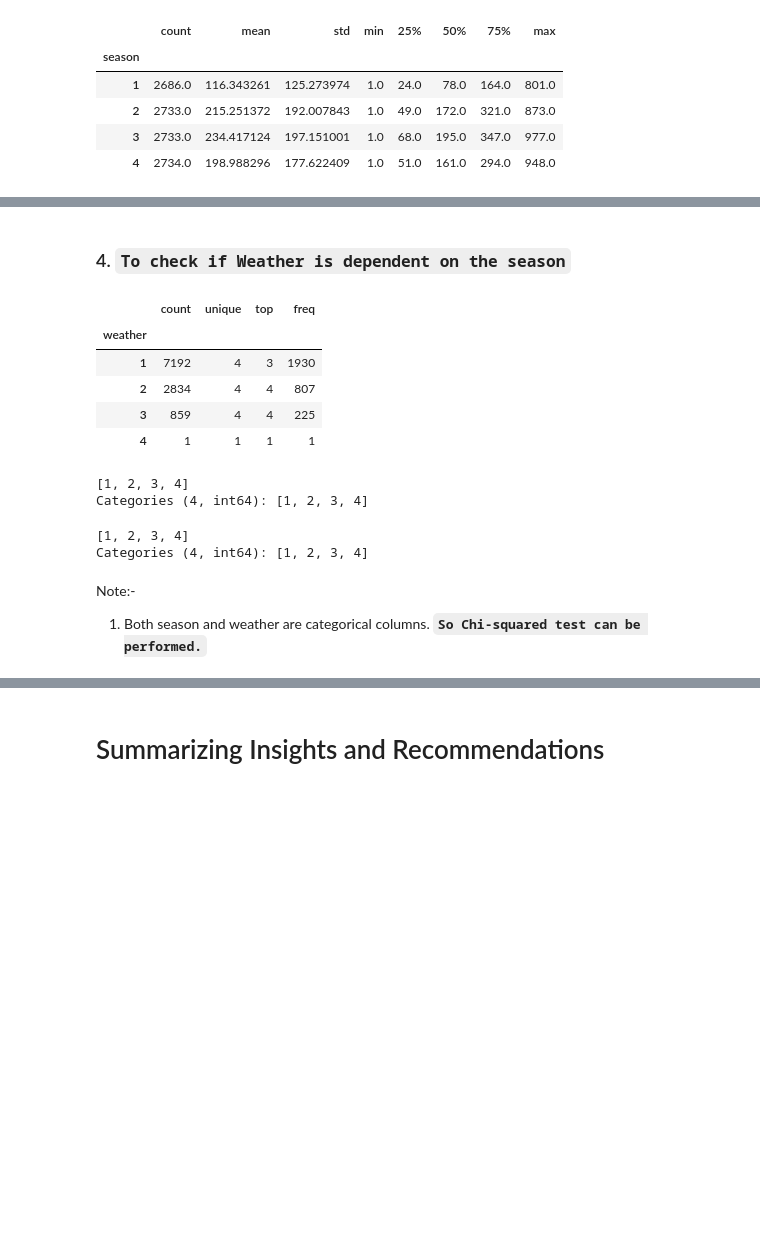
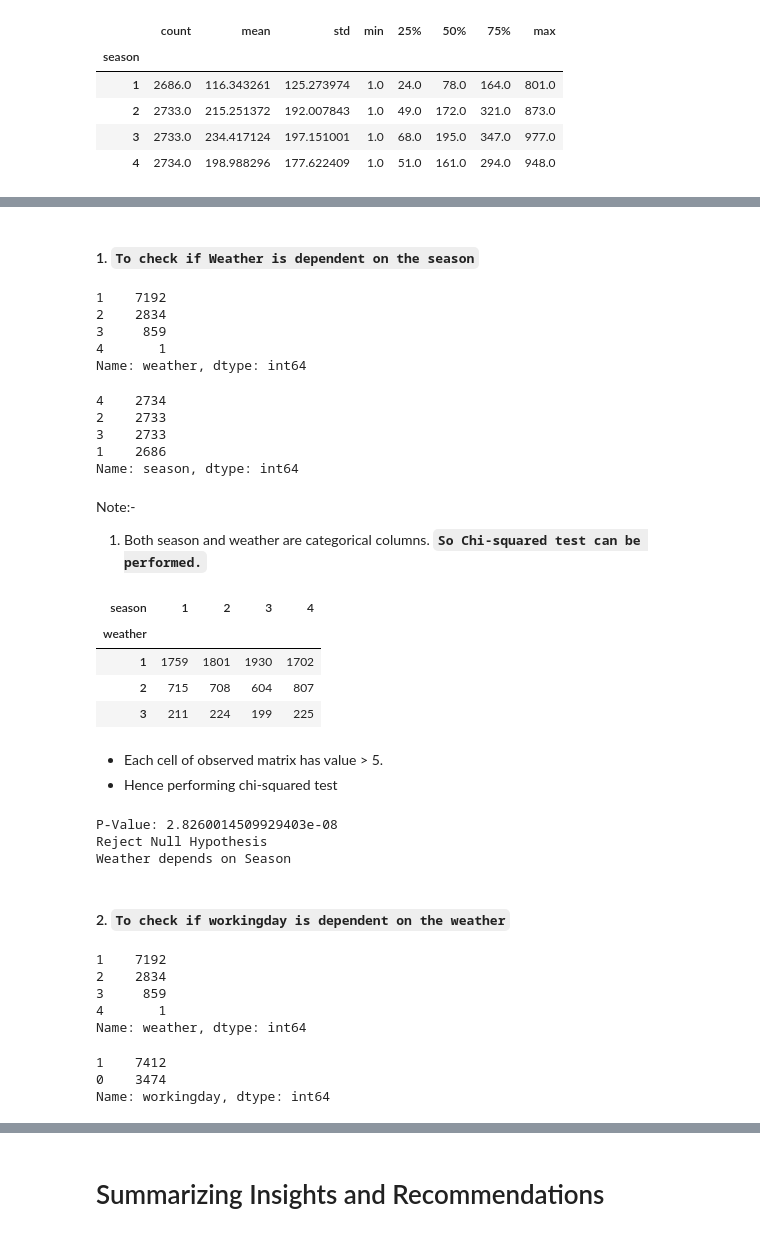
Before and after one commit to 9anubhavtyagi/yulu_eda, a Jupyter notebook: yulu_eda.ipynb, the cells around one changed output, grey strips where cells are left out. Saved outputs shown, nothing was run; the diff lists cells and outputs as text; code cells hidden in the pictures; blank space fills up the shorter version.

Commit message:
Removed Error from existing statistical testing code and perform some more chi-squared tests.

```diff
--- a/yulu_eda.ipynb
+++ b/yulu_eda.ipynb
@@ -1334,30 +1554,63 @@ There is an Impact of season on count of e-cycle rented.
 # %% [markdown]
-### 4. `To check if Weather is dependent on the season`
+#### 1. `To check if Weather is dependent on the season`
 # %%
-df.groupby("weather")['season'].describe()
+df['weather'].value_counts()
 # %% [output]
-|  | count | unique | top | freq |
-| weather |  |  |  |  |
-| 1 | 7192 | 4 | 3 | 1930 |
-| 2 | 2834 | 4 | 4 | 807 |
-| 3 | 859 | 4 | 4 | 225 |
-| 4 | 1 | 1 | 1 | 1 |
+1    7192
+2    2834
+3     859
+4       1
+Name: weather, dtype: int64
-# %%
-df['weather'].unique()
-# %% [output]
-[1, 2, 3, 4]
-Categories (4, int64): [1, 2, 3, 4]
 # %%
-df['season'].unique()
+df['season'].value_counts()
 # %% [output]
-[1, 2, 3, 4]
-Categories (4, int64): [1, 2, 3, 4]
+4    2734
+2    2733
+3    2733
+1    2686
+Name: season, dtype: int64
 # %% [markdown]
 Note:-
 
 1. Both season and weather are categorical columns. **`So Chi-squared test can be performed.`**
+# %%
+temp_df = df.loc[df['weather'] != 4] # not conidering season 4 as it has single datapoint
+observed_matrix = pd.crosstab(index=temp_df['weather'], columns=temp_df['season'])
+
+observed_matrix
+# %% [output]
+| season | 1 | 2 | 3 | 4 |
+| weather |  |  |  |  |
+| 1 | 1759 | 1801 | 1930 | 1702 |
+| 2 | 715 | 708 | 604 | 807 |
+| 3 | 211 | 224 | 199 | 225 |
+# %% [markdown]
+- Each cell of observed matrix has value > 5.
+- Hence performing chi-squared test
 # %%
 Ho = "Weather doesn't depend on the Season"
 Ha = "Weather depends on Season"
+alpha = 0.05
 
-alpha = 0.05
+chi_stat, p_value, dof, expected_matrix = stats.chi2_contingency(observed_matrix)
+show_test_result(Ho, Ha, p_value, alpha)
+# %% [output]
+P-Value: 2.8260014509929403e-08
+Reject Null Hypothesis
+Weather depends on Season
+# %% [markdown]
+#### 2. `To check if workingday is dependent on the weather`
+# %%
+df['weather'].value_counts()
+# %% [output]
+1    7192
+2    2834
+3     859
+4       1
+Name: weather, dtype: int64
+# %%
+df['workingday'].value_counts()
+# %% [output]
+1    7412
+0    3474
+Name: workingday, dtype: int64
```
Also changed, not shown: parts of 69 cells of this notebook.
